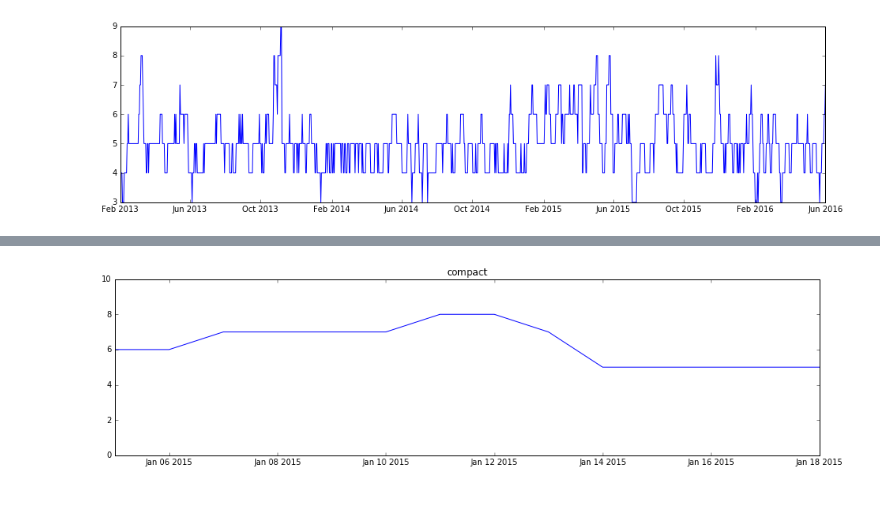
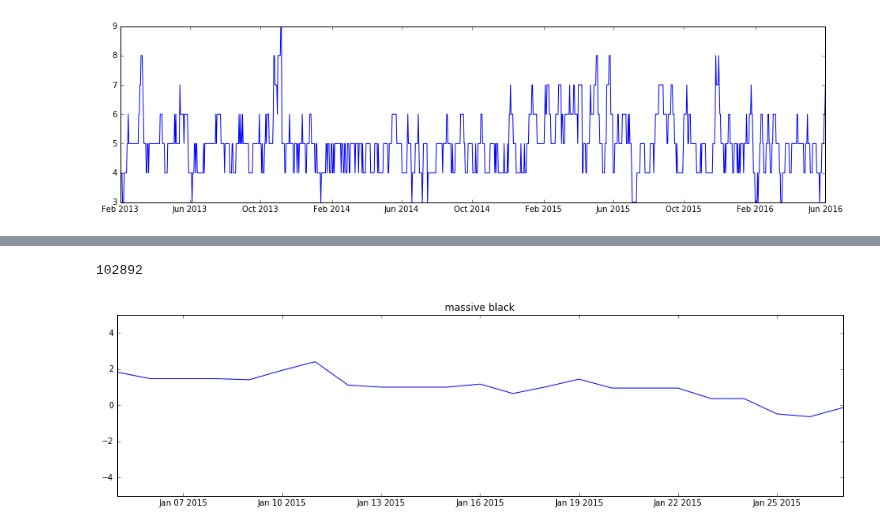
Before and after one commit to inspirehep/invenio-trends, a Jupyter notebook: research/Classification.ipynb, the cells around one changed output, grey strips where cells are left out. Drawn from its saved outputs; the diff is of its cells as text; code cells hidden in the pictures; blank space fills up the shorter version.

```diff
--- a/research/Classification.ipynb
+++ b/research/Classification.ipynb
@@ -80,7 +80,7 @@ raw = fold_vectors(term_vectors(interval_ids('2015-01-01', days=20), 'abstracts.
 # %%
 selected = {}
 for k, v in sorted(raw.items()):
-    if v['doc_freq'] >= 50:
+    if v['doc_freq'] >= 10:
         selected[k] = v
 # %%
 terms = sorted(selected.items(), key=lambda x: x[1]['doc_freq'])[:100]
@@ -91,45 +87,46 @@ terms = sorted(selected.items(), key=lambda x: x[1]['doc_freq'])[:100]
+# %%
+len(raw)
+# %% [output]
+102892
 # %%
 marked = []
 unmarked = []
 
 for term, _ in terms:
 
-    x, y = terms_by_day(term, start='2015-01-01', end='2015-01-21')
+    x, y = terms_by_day(term, start='2015-01-01', end='2015-01-31')
     tx, ty = terms_by_day(term)
 
     if not len(y):
         continue
 
     ay = sp.signal.convolve(y, [1, 1, 1, 1, 1, 1, 1], mode='valid')
     aty = sp.signal.convolve(ty, [1, 1, 1, 1, 1, 1, 1], mode='valid')
 
     x = x[3:-3]
     tx = tx[3:-3]
 
     sy = (ay - np.mean(aty)) / np.std(aty)
     sty = (aty - np.mean(aty)) / np.std(aty)
 
-    dy = np.digitize(sy, np.linspace(-4, 4, 10))
-    dty = np.digitize(sty, np.linspace(-4, 4, 10))
-
     plt.gca().cla()
 
     plt.title(term)
-    plt.ylim(0, 10)
-    plt.plot(x, dy)
-    #plt.plot(tx, dty)
+    plt.ylim(-5, 5)
+    plt.plot(x, sy)
+    #plt.plot(tx, sty)
 
     IPython.display.clear_output(wait=True)
     IPython.display.display(plt.gcf())
 
     command = input()
     if command == 'q':
         break
     elif command == 'a': # add mark
         marked.append(term)
     elif command == 'd': # delete mark
         unmarked.append(term)
 
 IPython.display.clear_output()
 # %% [output]
-[figure, old version]
+[figure, new version]
```
Also changed, not shown: parts of 4 cells of this notebook, 1 other file.
